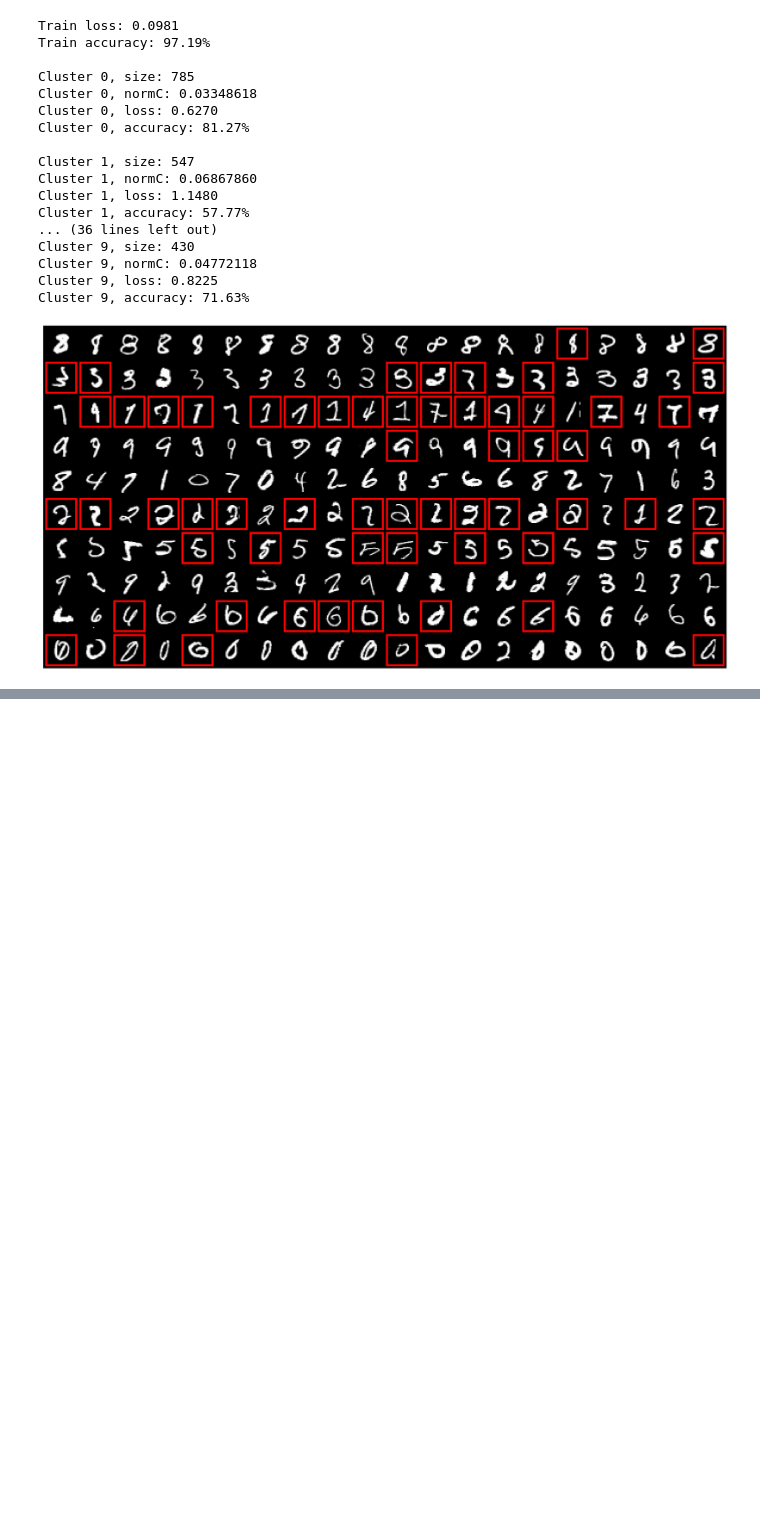
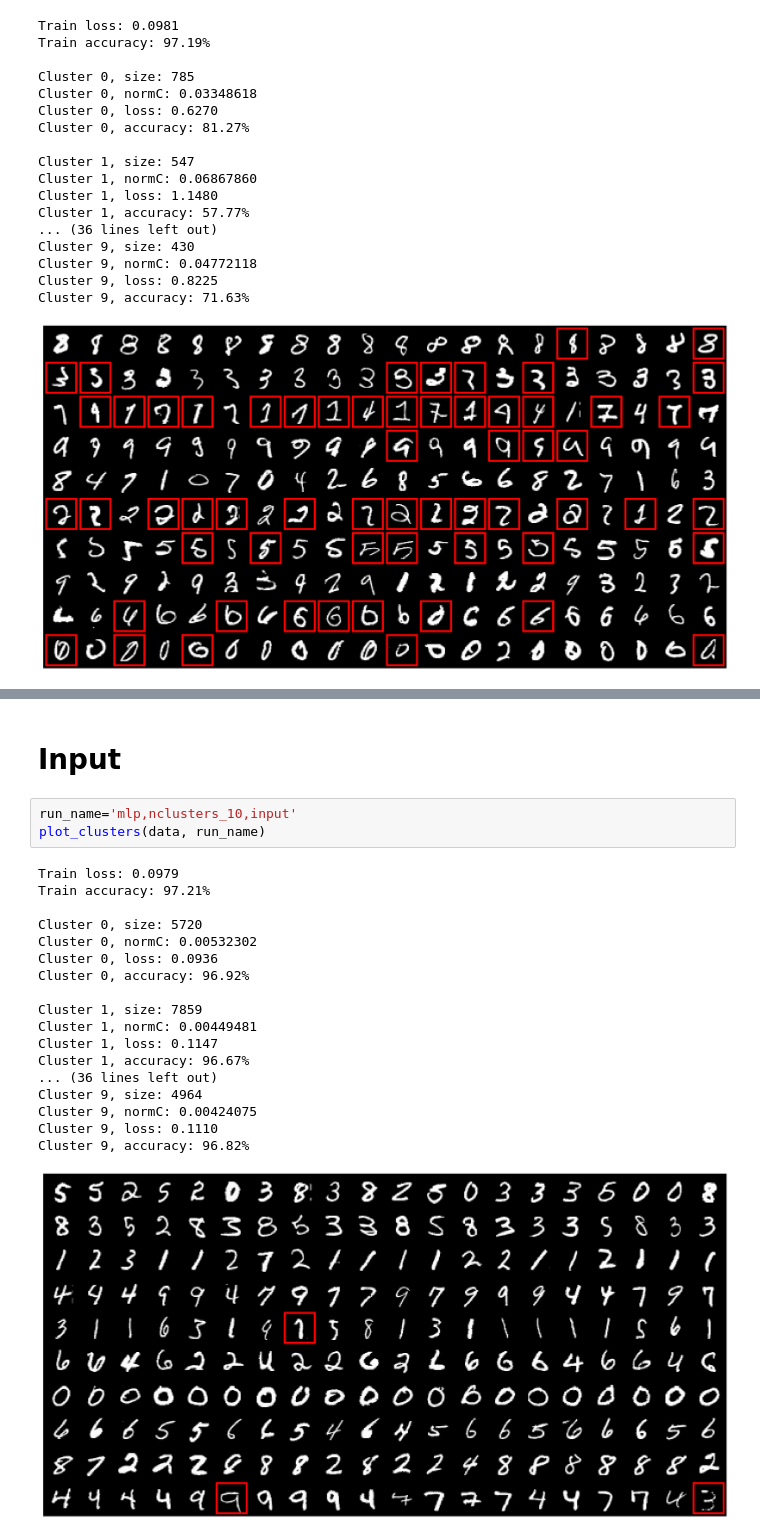
Before and after one commit to fartashf/gvar_code, a Jupyter notebook: notebooks/figures_gluster.ipynb, the cells around one changed output, grey strips where cells are left out. Saved outputs shown, nothing was run; the diff lists cells and outputs as text; blank space fills up the shorter version.

Commit message:
Clustering input and glustering subsets of layers.

```diff
--- a/notebooks/figures_gluster.ipynb
+++ b/notebooks/figures_gluster.ipynb
@@ -195,0 +202,24 @@ Cluster 9, accuracy: 71.63%
+# %% [markdown]
+# Input
+# %%
+run_name='mlp,nclusters_10,input'
+plot_clusters(data, run_name)
+# %% [output]
+Train loss: 0.0979
+Train accuracy: 97.21%
+
+Cluster 0, size: 5720
+Cluster 0, normC: 0.00532302
+Cluster 0, loss: 0.0936
+Cluster 0, accuracy: 96.92%
+
+Cluster 1, size: 7859
+Cluster 1, normC: 0.00449481
+Cluster 1, loss: 0.1147
+Cluster 1, accuracy: 96.67%
+... (36 lines left out)
+Cluster 9, size: 4964
+Cluster 9, normC: 0.00424075
+Cluster 9, loss: 0.1110
+Cluster 9, accuracy: 96.82%
+[figure, added]
```
Also changed, not shown: parts of 7 cells of this notebook, 2 other files.
